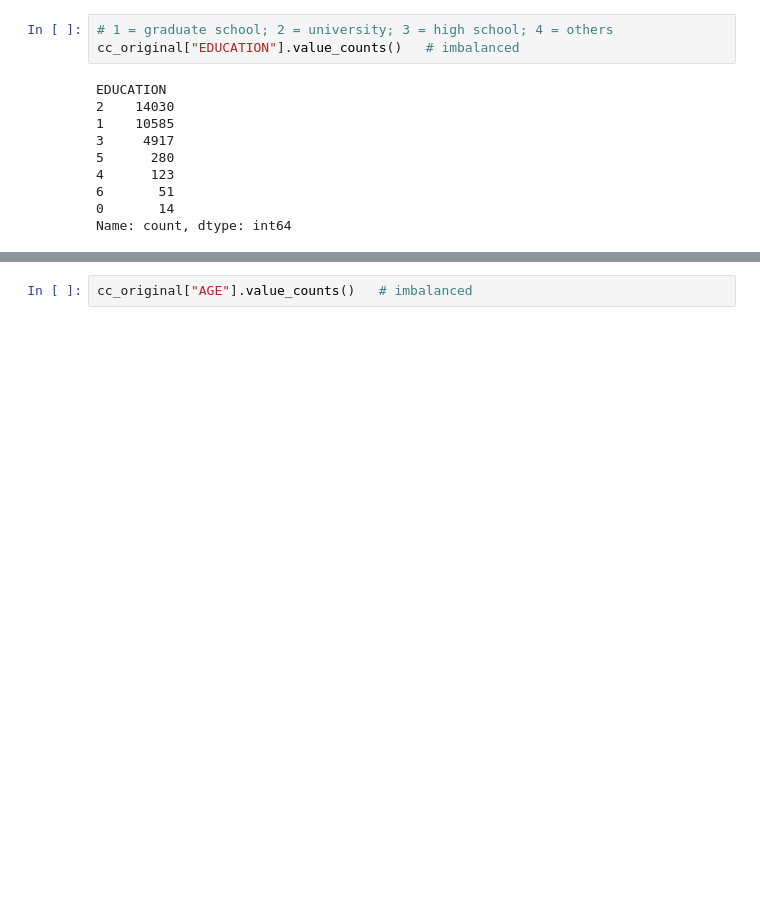
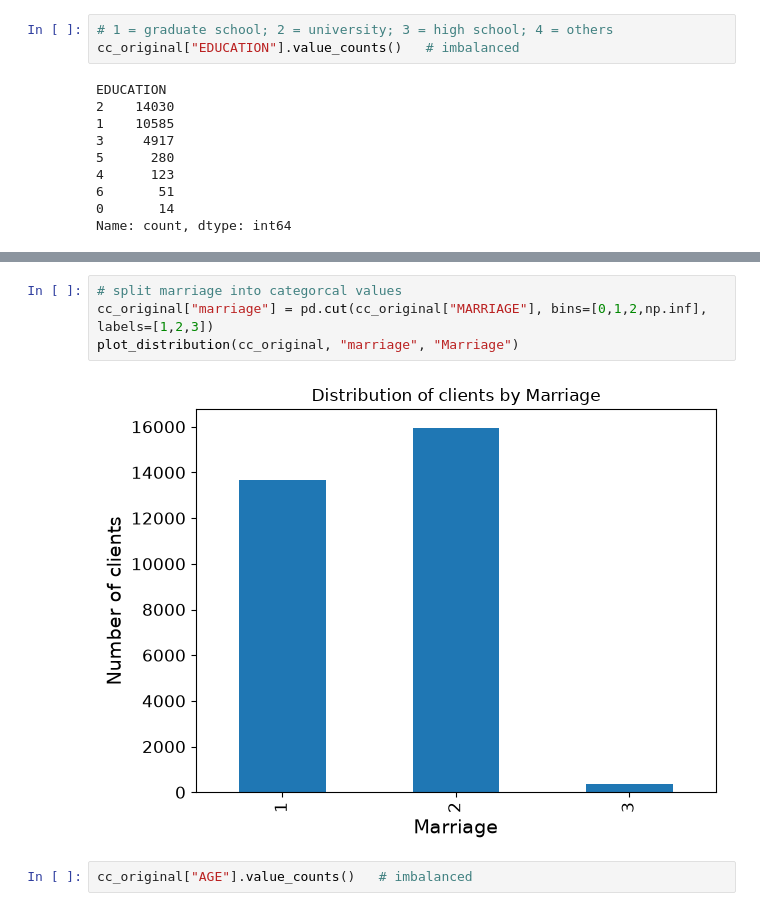
Before and after one commit to dg1223/UofT-SCS-3253-095-Machine-Learning, a Jupyter notebook: assignments/W3_Alavi_alavish1.ipynb, the cells around one changed output, grey strips where cells are left out. Saved outputs shown, nothing was run; the diff lists cells and outputs as text; blank space fills up the shorter version.

```diff
--- a/assignments/W3_Alavi_alavish1.ipynb
+++ b/assignments/W3_Alavi_alavish1.ipynb
@@ -125,4 +141,10 @@ MARRIAGE
 Name: count, dtype: int64
+# %%
+# split marriage into categorcal values
+cc_original["marriage"] = pd.cut(cc_original["MARRIAGE"], bins=[0,1,2,np.inf], labels=[1,2,3])
+plot_distribution(cc_original, "marriage", "Marriage")
+# %% [output]
+[figure, added]
 # %%
 cc_original["AGE"].value_counts()   # imbalanced
 # %%
```
Also changed, not shown: parts of 14 cells of this notebook.
